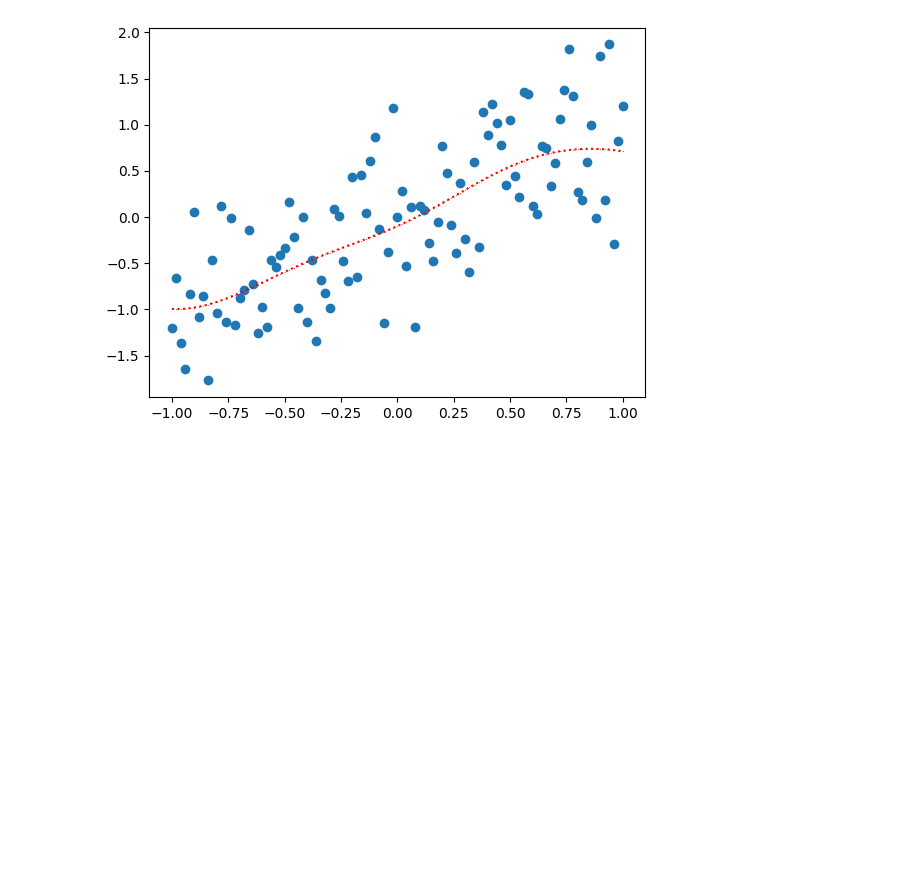
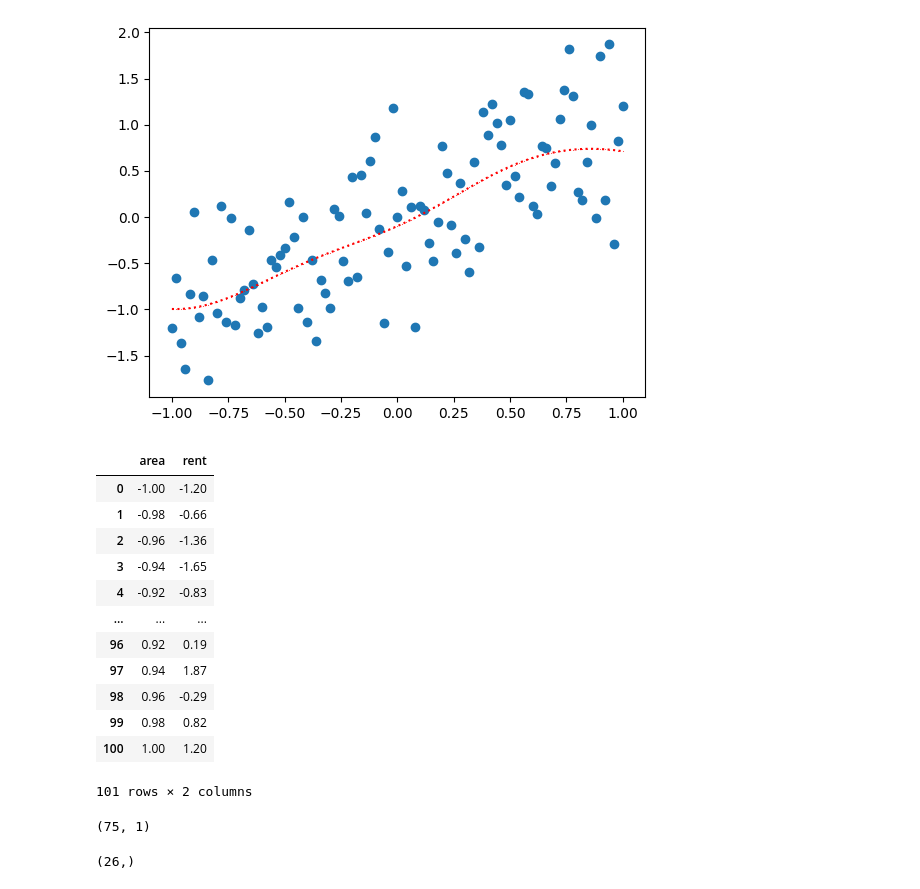
Before and after one commit to syedmahmoodiagents/gct, a Jupyter notebook: 26July/Modelling.ipynb, the cells around one changed output. Cells and saved outputs as stored; diff of their text form; code cells hidden in the pictures; blank space fills up the shorter version.

```diff
--- a/26July/Modelling.ipynb
+++ b/26July/Modelling.ipynb
@@ -186,3 +186,19 @@ plt.plot(df['area'], sv_yp, '*r:', ms=0.1)
 # %% [output]
 [<matplotlib.lines.Line2D at 0x...>]
 [figure]
+# %%
+df
+# %% [output]
+|  | area | rent |
+| 0 | -1.00 | -1.20 |
+| 1 | -0.98 | -0.66 |
+| 2 | -0.96 | -1.36 |
+| 3 | -0.94 | -1.65 |
+| 4 | -0.92 | -0.83 |
+| ... | ... | ... |
+| 96 | 0.92 | 0.19 |
+| 97 | 0.94 | 1.87 |
+| 98 | 0.96 | -0.29 |
+| 99 | 0.98 | 0.82 |
+| 100 | 1.00 | 1.20 |
+101 rows × 2 columns
@@ -188,0 +211,8 @@ plt.plot(df['area'], sv_yp, '*r:', ms=0.1)
+# %%
+xtrain.shape
+# %% [output]
+(75, 1)
+# %%
+xtest.shape
+# %% [output]
+(26,)
```
Also changed, not shown: parts of 18 cells of this notebook.
